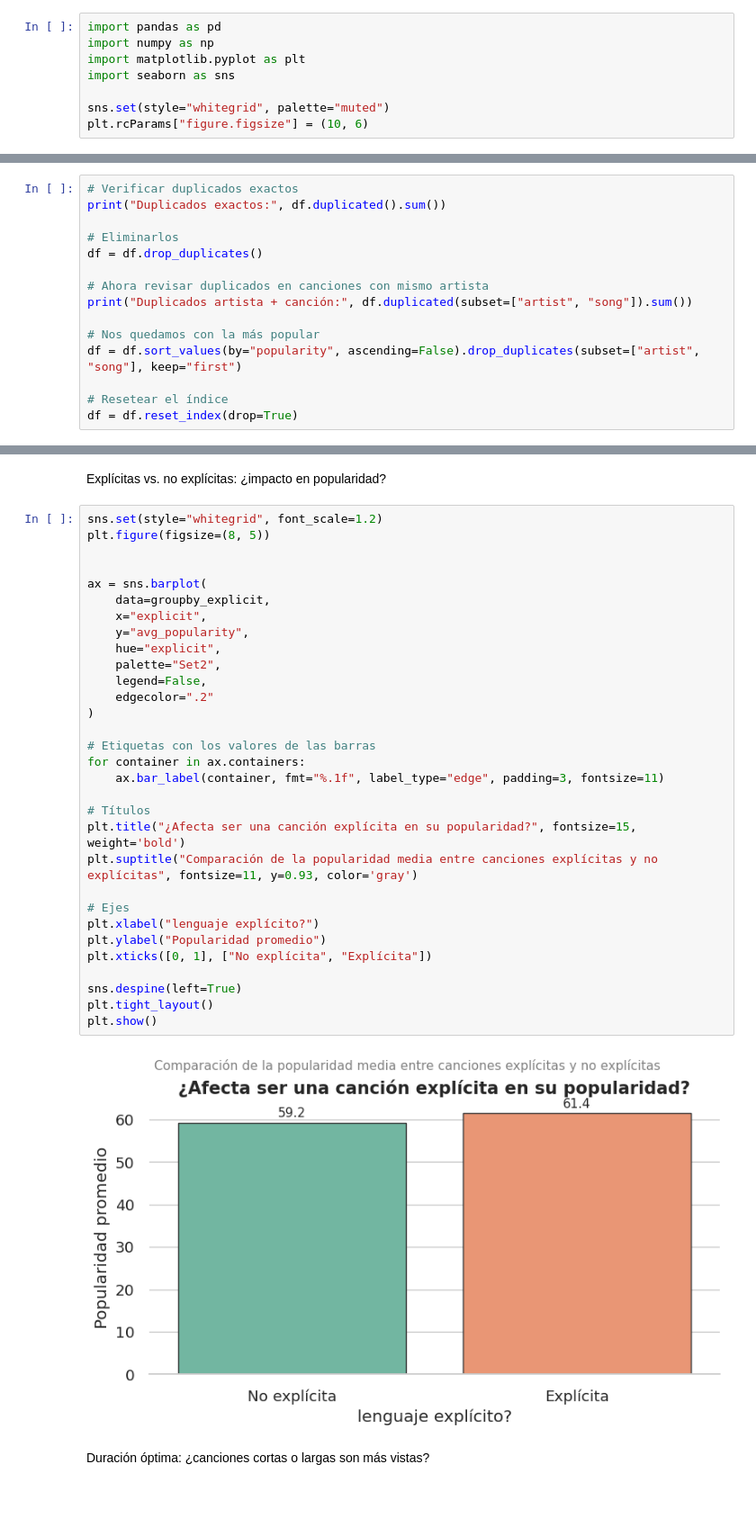
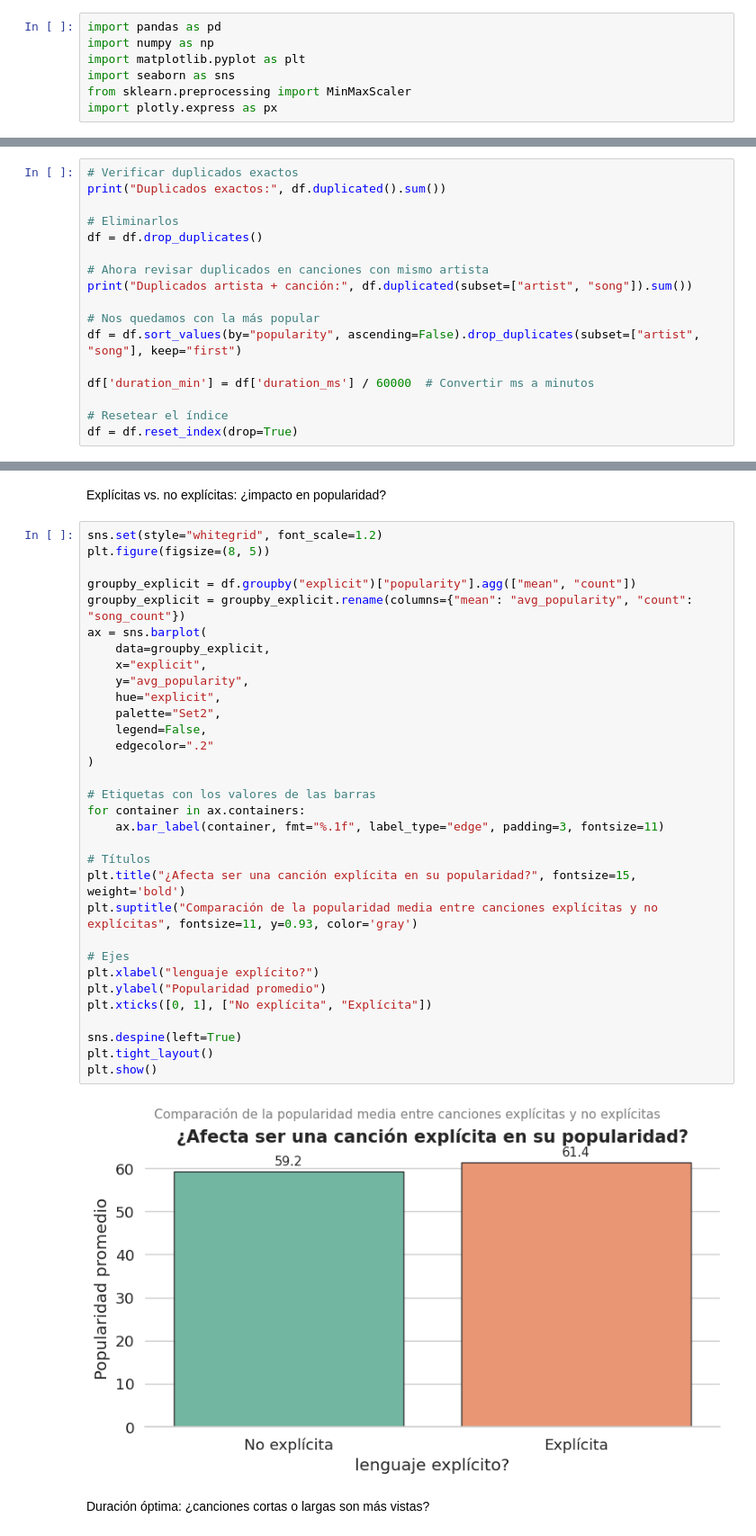
Before and after one commit to jpsicilia/spotify_analysis, a Jupyter notebook: spotify_analisis.ipynb, the cells around one changed output, grey strips where cells are left out. Shown: that part at 90% size. Drawn from its saved outputs; the diff is of its cells as text; blank space fills up the shorter version.

```diff
--- a/spotify_analisis.ipynb
+++ b/spotify_analisis.ipynb
@@ -7,9 +7,8 @@ import pandas as pd
 import numpy as np
 import matplotlib.pyplot as plt
 import seaborn as sns
-
-sns.set(style="whitegrid", palette="muted")
-plt.rcParams["figure.figsize"] = (10, 6)
+from sklearn.preprocessing import MinMaxScaler
+import plotly.express as px
 # %% [markdown]
 cargar el data set
 # %%
@@ -77,6 +76,8 @@ print("Duplicados artista + canción:", df.duplicated(subset=["artist", "song"])
 # Nos quedamos con la más popular
 df = df.sort_values(by="popularity", ascending=False).drop_duplicates(subset=["artist", "song"], keep="first")
 
+df['duration_min'] = df['duration_ms'] / 60000  # Convertir ms a minutos
+
 # Resetear el índice
 df = df.reset_index(drop=True)
 # %% [output]
@@ -250,35 +251,36 @@ Explícitas vs. no explícitas: ¿impacto en popularidad?
 sns.set(style="whitegrid", font_scale=1.2)
 plt.figure(figsize=(8, 5))
 
-
+groupby_explicit = df.groupby("explicit")["popularity"].agg(["mean", "count"])
+groupby_explicit = groupby_explicit.rename(columns={"mean": "avg_popularity", "count": "song_count"})
 ax = sns.barplot(
     data=groupby_explicit,
     x="explicit",
     y="avg_popularity",
     hue="explicit",
     palette="Set2",
     legend=False,
     edgecolor=".2"
 )
 
 # Etiquetas con los valores de las barras
 for container in ax.containers:
     ax.bar_label(container, fmt="%.1f", label_type="edge", padding=3, fontsize=11)
 
 # Títulos
 plt.title("¿Afecta ser una canción explícita en su popularidad?", fontsize=15, weight='bold')
 plt.suptitle("Comparación de la popularidad media entre canciones explícitas y no explícitas", fontsize=11, y=0.93, color='gray')
 
 # Ejes
 plt.xlabel("lenguaje explícito?")
 plt.ylabel("Popularidad promedio")
 plt.xticks([0, 1], ["No explícita", "Explícita"])
 
 sns.despine(left=True)
 plt.tight_layout()
 plt.show()
 # %% [output]
-[figure, old version]
+[figure, new version]
 # %% [markdown]
 Duración óptima: ¿canciones cortas o largas son más vistas?
 # %%
```
Also changed, not shown: parts of 6 cells of this notebook.
